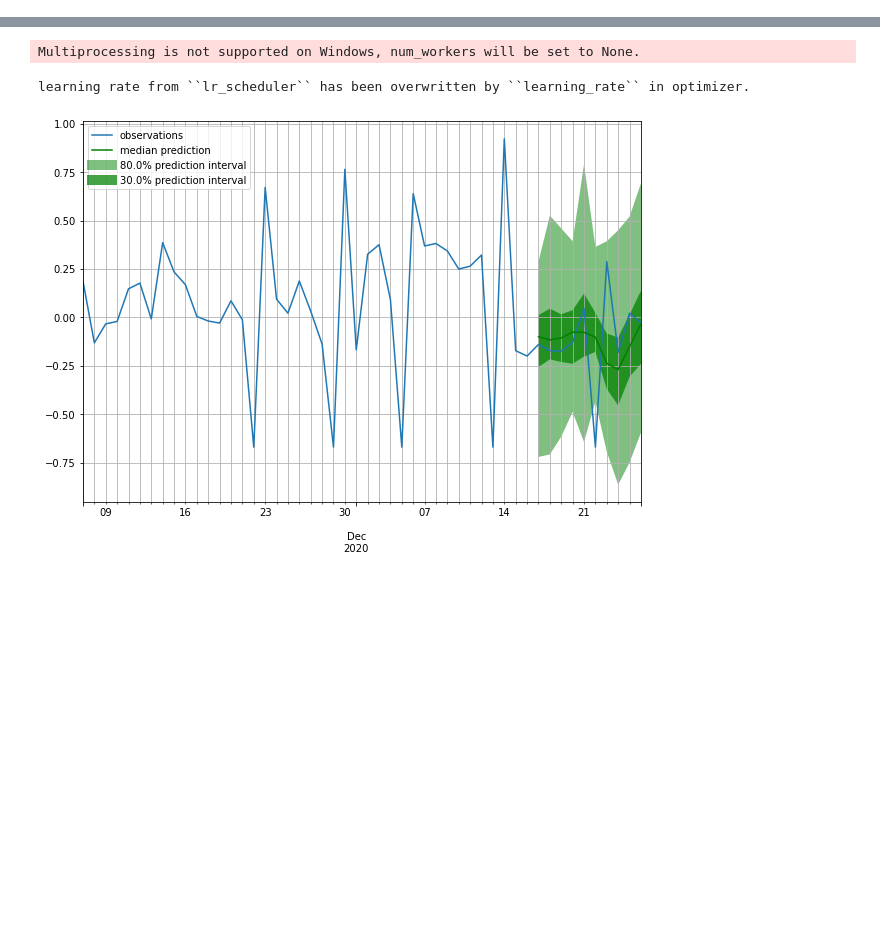
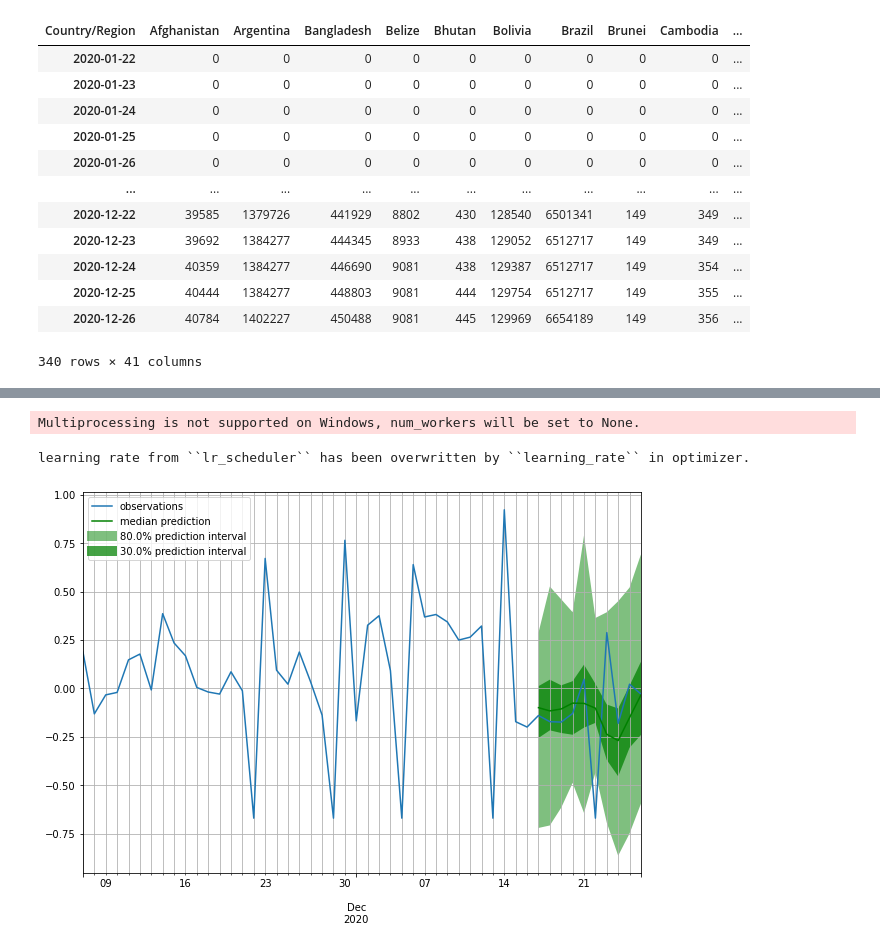
Before and after one commit to Mrzhouqifei/SUSTAIN, a Jupyter notebook: process.ipynb, the cells around one changed output, grey strips where cells are left out. Saved outputs shown, nothing was run; the diff lists cells and outputs as text; code cells hidden in the pictures; blank space fills up the shorter version.

```diff
--- a/process.ipynb
+++ b/process.ipynb
@@ -33,7 +36,7 @@ from gluonts.transform import (
 confirmed = pd.read_csv('raw_data/COVID/time_series_covid19_recovered_global.csv')
 # 拿2019年的indicators
 indicators = pd.read_excel('raw_data/SUSTAIN database_08Jan2021_Asia and Latin America.xlsx')[['Country', 'Indicator', 2019]]
-policy = pd.read_excel('raw_data/SUSTAIN database_09Jan2021_policies_Asia and Latin America.xlsx')
+policy = pd.read_excel('raw_data/SUSTAIN database_25Feb2021_policies_Asia and Latin America.xlsx')
 # %%
 # confirmed.head(10)
 # len(list(set(policy.entity)))
@@ -47,9 +50,9 @@ policy_names = [x for x in list(policy.columns) if x not in ['entity', 'iso', 'd
 # num_series, series length
 confirmed_series = confirmed.groupby('Country/Region').sum().drop(['Lat', 'Long'],axis=1).loc[countries, :].T[countries].fillna(0)
 confirmed_series.index = pd.to_datetime(confirmed_series.index)
-confirmed_series = confirmed_series.diff()[1:]  # 预测增量
+# confirmed_series = confirmed_series.diff()[1:]  # 预测增量
 
-# scaler
-target_scaler = StandardScaler().fit(confirmed_series.iloc[:-10])
-# 在这里构造代预测的数据
-target = target_scaler.transform(confirmed_series).T
+# # scaler
+# target_scaler = StandardScaler().fit(confirmed_series.iloc[:-10])
+# # 在这里构造代预测的数据
+# target = target_scaler.transform(confirmed_series).T
@@ -55,0 +66,16 @@ target = target_scaler.transform(confirmed_series).T
+# %%
+confirmed_series
+# %% [output]
+| Country/Region | Afghanistan | Argentina | Bangladesh | Belize | Bhutan | Bolivia | Brazil | Brunei | Cambodia | ... |
+| 2020-01-22 | 0 | 0 | 0 | 0 | 0 | 0 | 0 | 0 | 0 | ... |
+| 2020-01-23 | 0 | 0 | 0 | 0 | 0 | 0 | 0 | 0 | 0 | ... |
+| 2020-01-24 | 0 | 0 | 0 | 0 | 0 | 0 | 0 | 0 | 0 | ... |
+| 2020-01-25 | 0 | 0 | 0 | 0 | 0 | 0 | 0 | 0 | 0 | ... |
+| 2020-01-26 | 0 | 0 | 0 | 0 | 0 | 0 | 0 | 0 | 0 | ... |
+| ... | ... | ... | ... | ... | ... | ... | ... | ... | ... | ... |
+| 2020-12-22 | 39585 | 1379726 | 441929 | 8802 | 430 | 128540 | 6501341 | 149 | 349 | ... |
+| 2020-12-23 | 39692 | 1384277 | 444345 | 8933 | 438 | 129052 | 6512717 | 149 | 349 | ... |
+| 2020-12-24 | 40359 | 1384277 | 446690 | 9081 | 438 | 129387 | 6512717 | 149 | 354 | ... |
+| 2020-12-25 | 40444 | 1384277 | 448803 | 9081 | 444 | 129754 | 6512717 | 149 | 355 | ... |
+| 2020-12-26 | 40784 | 1402227 | 450488 | 9081 | 445 | 129969 | 6654189 | 149 | 356 | ... |
+340 rows × 41 columns
```
Also changed, not shown: parts of 5 cells of this notebook, 13 other files.
